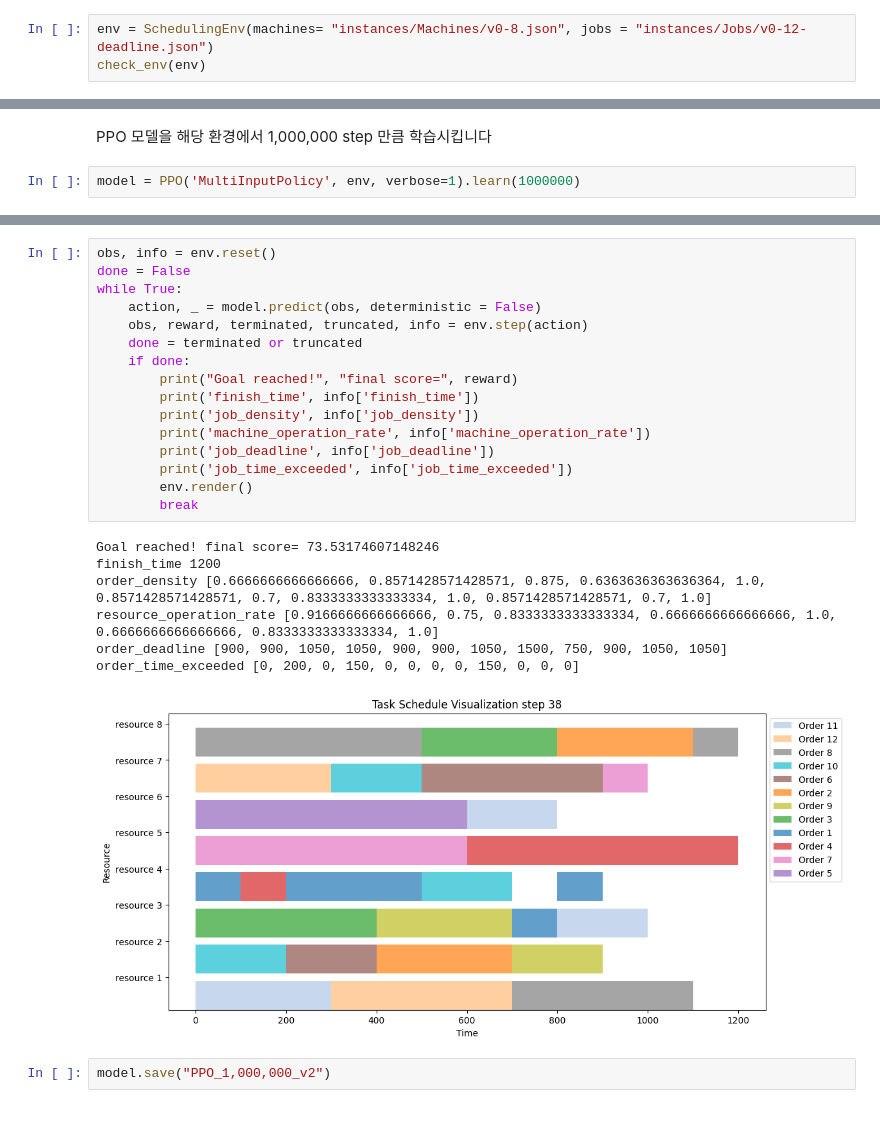
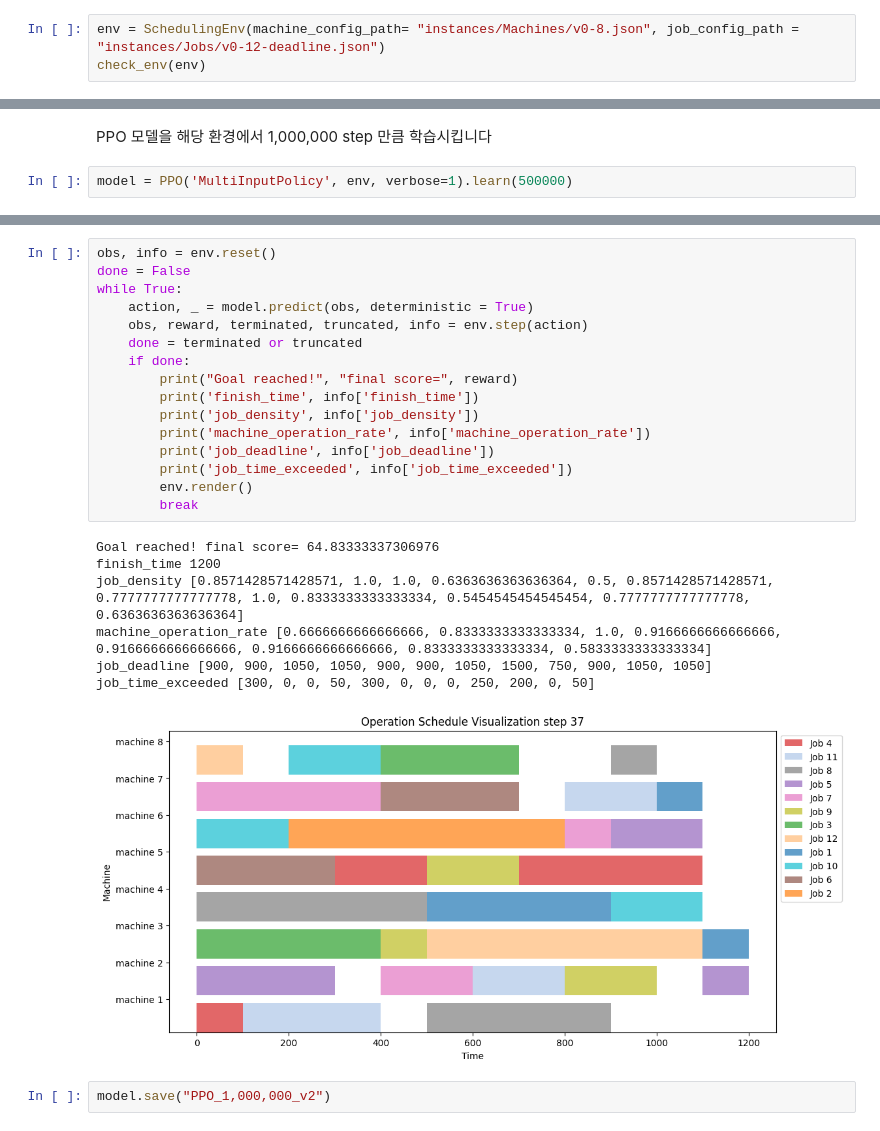
Before and after one commit to Huch0/RL-Scheduler, a Jupyter notebook: Test_CustomEnv.ipynb, the cells around one changed output, grey strips where cells are left out. Drawn from its saved outputs; the diff is of its cells as text.

```diff
--- a/Test_CustomEnv.ipynb
+++ b/Test_CustomEnv.ipynb
@@ -28,5 +28,5 @@ Resource x 8 , Order x 12 환경입니다
 
 혹시 아래에서 오류가 발생할 경우 실행을 한 번 더 눌러주세요
 # %%
-env = SchedulingEnv(machines= "instances/Machines/v0-8.json", jobs = "instances/Jobs/v0-12-deadline.json")
+env = SchedulingEnv(machine_config_path= "instances/Machines/v0-8.json", job_config_path = "instances/Jobs/v0-12-deadline.json")
 check_env(env)
@@ -58,7 +56,7 @@ while True:
 # %% [markdown]
 PPO 모델을 해당 환경에서 1,000,000 step 만큼 학습시킵니다
 # %%
-model = PPO('MultiInputPolicy', env, verbose=1).learn(1000000)
+model = PPO('MultiInputPolicy', env, verbose=1).learn(500000)
 # %% [output]
 Using cpu device
 Wrapping the env with a `Monitor` wrapper
@@ -80,26 +78,26 @@ Wrapping the env in a DummyVecEnv.
 # %%
 obs, info = env.reset()
 done = False
 while True:
-    action, _ = model.predict(obs, deterministic = False)
+    action, _ = model.predict(obs, deterministic = True)
     obs, reward, terminated, truncated, info = env.step(action)
     done = terminated or truncated
     if done:
         print("Goal reached!", "final score=", reward)
         print('finish_time', info['finish_time'])
         print('job_density', info['job_density'])
         print('machine_operation_rate', info['machine_operation_rate'])
         print('job_deadline', info['job_deadline'])
         print('job_time_exceeded', info['job_time_exceeded'])
         env.render()
         break
 # %% [output]
-Goal reached! final score= 73.53174607148246
+Goal reached! final score= 64.83333337306976
 finish_time 1200
-order_density [0.6666666666666666, 0.8571428571428571, 0.875, 0.6363636363636364, 1.0, 0.8571428571428571, 0.7, 0.8333333333333334, 1.0, 0.8571428571428571, 0.7, 1.0]
-resource_operation_rate [0.9166666666666666, 0.75, 0.8333333333333334, 0.6666666666666666, 1.0, 0.6666666666666666, 0.8333333333333334, 1.0]
-order_deadline [900, 900, 1050, 1050, 900, 900, 1050, 1500, 750, 900, 1050, 1050]
-order_time_exceeded [0, 200, 0, 150, 0, 0, 0, 0, 150, 0, 0, 0]
+job_density [0.8571428571428571, 1.0, 1.0, 0.6363636363636364, 0.5, 0.8571428571428571, 0.7777777777777778, 1.0, 0.8333333333333334, 0.5454545454545454, 0.7777777777777778, 0.6363636363636364]
+machine_operation_rate [0.6666666666666666, 0.8333333333333334, 1.0, 0.9166666666666666, 0.9166666666666666, 0.9166666666666666, 0.8333333333333334, 0.5833333333333334]
+job_deadline [900, 900, 1050, 1050, 900, 900, 1050, 1500, 750, 900, 1050, 1050]
+job_time_exceeded [300, 0, 0, 50, 300, 0, 0, 0, 250, 200, 0, 50]
-[figure, old version]
+[figure, new version]
 # %%
 model.save("PPO_1,000,000_v2")
```
Also changed, not shown: parts of 3 cells of this notebook, 2 other files.
